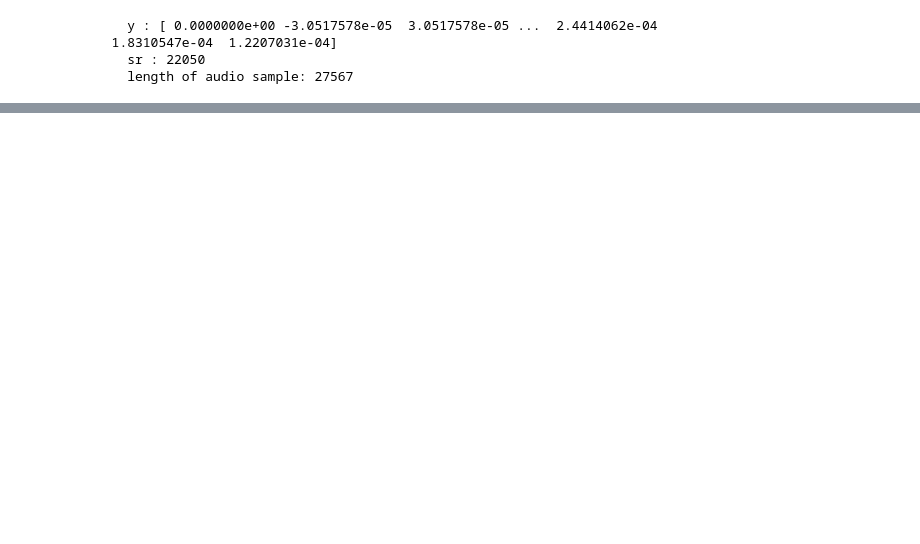
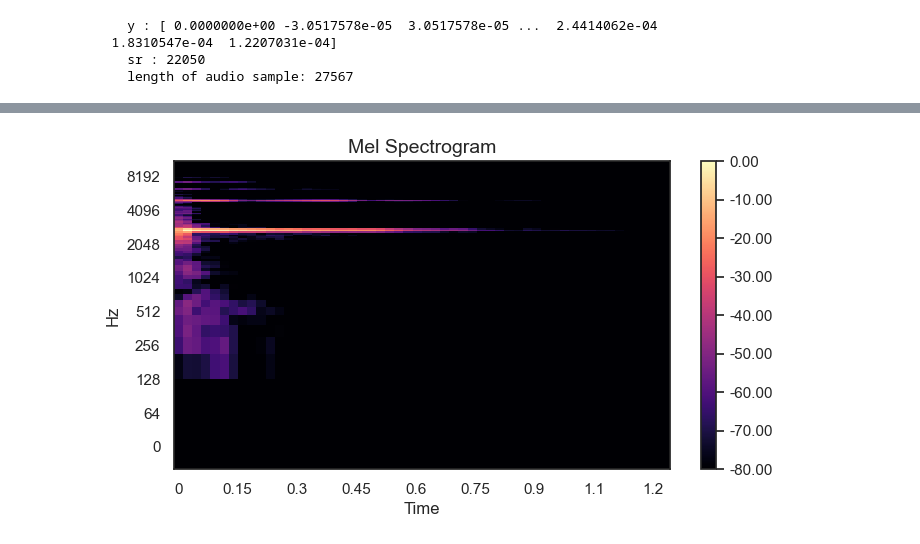
Before and after one commit to Yashasvi222/SynthGAN, a Jupyter notebook: Preprocessing/audio_explorer.ipynb, the cells around one changed output, grey strips where cells are left out. Cells and saved outputs as stored; diff of their text form; code cells hidden in the pictures; blank space fills up the shorter version.

```diff
--- a/Preprocessing/audio_explorer.ipynb
+++ b/Preprocessing/audio_explorer.ipynb
@@ -84,0 +133,11 @@ print(f"""
+# %%
+fig, ax = plt.subplots(figsize=(8,4))
+img = librosa.display.specshow(S_db_mel,
+                               x_axis='time',
+                               y_axis='log',
+                               ax=ax)
+ax.set_title('Mel Spectrogram', fontsize=14)
+fig.colorbar(img, ax=ax, format=f'%0.2f')
+plt.show()
+# %% [output]
+[figure, added]
```
Also changed, not shown: parts of 8 cells of this notebook.
